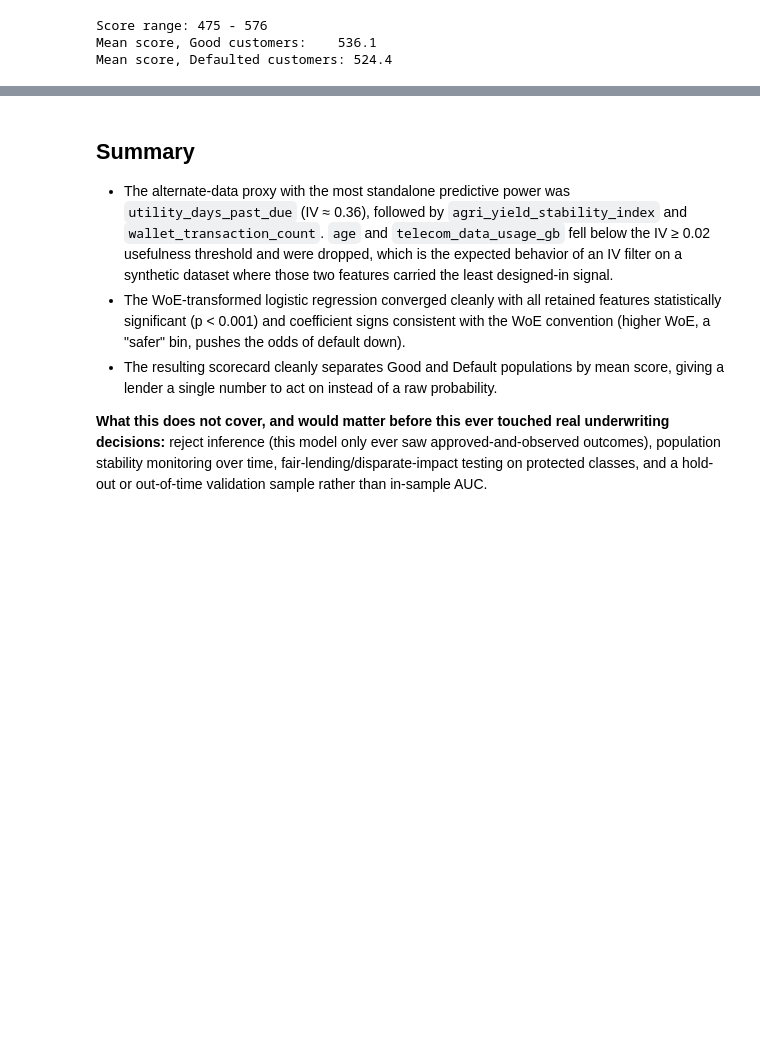
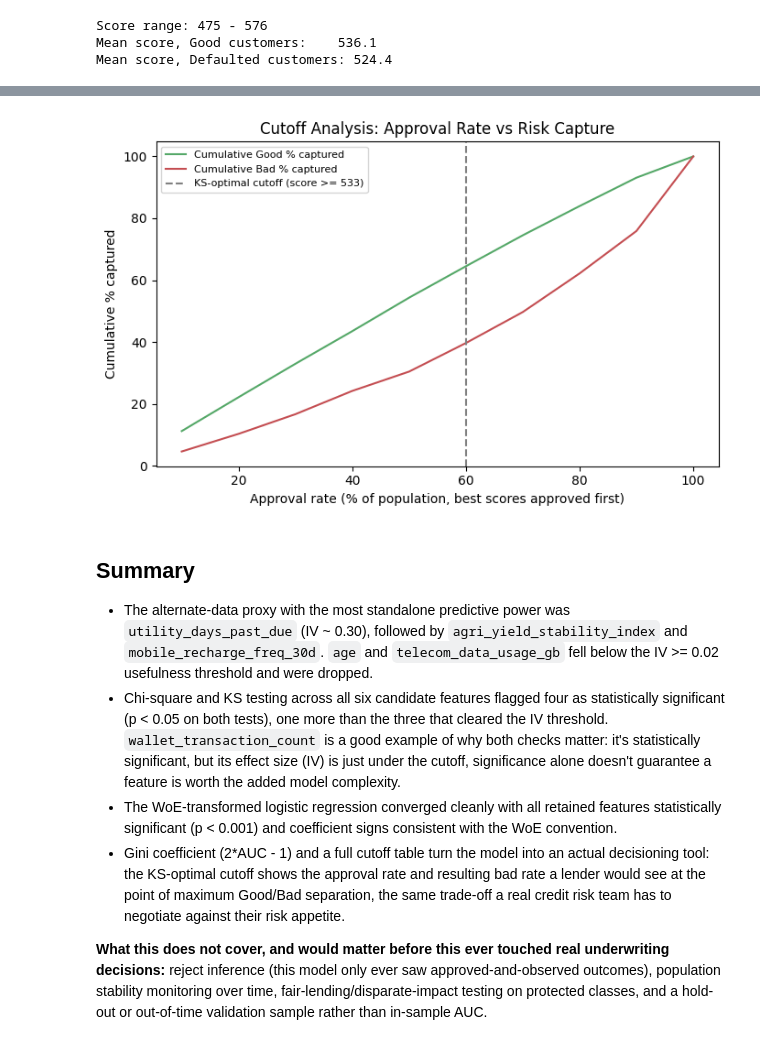
Before and after one commit to dietcoke-17/Thin-File-Credit-Underwriting-Model, a Jupyter notebook: notebooks/thin_file_credit_scorecard.ipynb, the cells around one changed output, grey strips where cells are left out. Cells and saved outputs as stored; diff of their text form; code cells hidden in the pictures; blank space fills up the shorter version.

Commit message:
Add Gini coefficient and credit cutoff decisioning (Phase 6); validate all candidate features with Chi-Square/KS, not just one example each

```diff
--- a/notebooks/thin_file_credit_scorecard.ipynb
+++ b/notebooks/thin_file_credit_scorecard.ipynb
@@ -380,8 +482,24 @@ Mean score, Defaulted customers: 524.4
+# %%
+fig, ax = plt.subplots(figsize=(7, 4.5))
+x = cutoff_table['approval_rate'] * 100
+ax.plot(x, cutoff_table['cum_good_pct_captured'] * 100, color='#55A868', label='Cumulative Good % captured')
+ax.plot(x, cutoff_table['cum_bad_pct_captured'] * 100, color='#C44E52', label='Cumulative Bad % captured')
+ax.axvline(optimal_cutoff['approval_rate'] * 100, color='gray', linestyle='--',
+           label=f"KS-optimal cutoff (score >= {int(optimal_cutoff['cutoff_score'])})")
+ax.set_xlabel('Approval rate (% of population, best scores approved first)')
+ax.set_ylabel('Cumulative % captured')
+ax.set_title('Cutoff Analysis: Approval Rate vs Risk Capture')
+ax.legend(fontsize=8)
+plt.tight_layout()
+plt.show()
+# %% [output]
+[figure, added]
 # %% [markdown]
 ## Summary
 
-- The alternate-data proxy with the most standalone predictive power was `utility_days_past_due` (IV ≈ 0.36), followed by `agri_yield_stability_index` and `wallet_transaction_count`. `age` and `telecom_data_usage_gb` fell below the IV ≥ 0.02 usefulness threshold and were dropped, which is the expected behavior of an IV filter on a synthetic dataset where those two features carried the least designed-in signal.
-- The WoE-transformed logistic regression converged cleanly with all retained features statistically significant (p < 0.001) and coefficient signs consistent with the WoE convention (higher WoE, a "safer" bin, pushes the odds of default down).
-- The resulting scorecard cleanly separates Good and Default populations by mean score, giving a lender a single number to act on instead of a raw probability.
+- The alternate-data proxy with the most standalone predictive power was `utility_days_past_due` (IV ~ 0.30), followed by `agri_yield_stability_index` and `mobile_recharge_freq_30d`. `age` and `telecom_data_usage_gb` fell below the IV >= 0.02 usefulness threshold and were dropped.
+- Chi-square and KS testing across all six candidate features flagged four as statistically significant (p < 0.05 on both tests), one more than the three that cleared the IV threshold. `wallet_transaction_count` is a good example of why both checks matter: it's statistically significant, but its effect size (IV) is just under the cutoff, significance alone doesn't guarantee a feature is worth the added model complexity.
+- The WoE-transformed logistic regression converged cleanly with all retained features statistically significant (p < 0.001) and coefficient signs consistent with the WoE convention.
+- Gini coefficient (2*AUC - 1) and a full cutoff table turn the model into an actual decisioning tool: the KS-optimal cutoff shows the approval rate and resulting bad rate a lender would see at the point of maximum Good/Bad separation, the same trade-off a real credit risk team has to negotiate against their risk appetite.
 
 **What this does not cover, and would matter before this ever touched real underwriting decisions:** reject inference (this model only ever saw approved-and-observed outcomes), population stability monitoring over time, fair-lending/disparate-impact testing on protected classes, and a hold-out or out-of-time validation sample rather than in-sample AUC.
```
Also changed, not shown: parts of 6 cells of this notebook, 10 other files.
